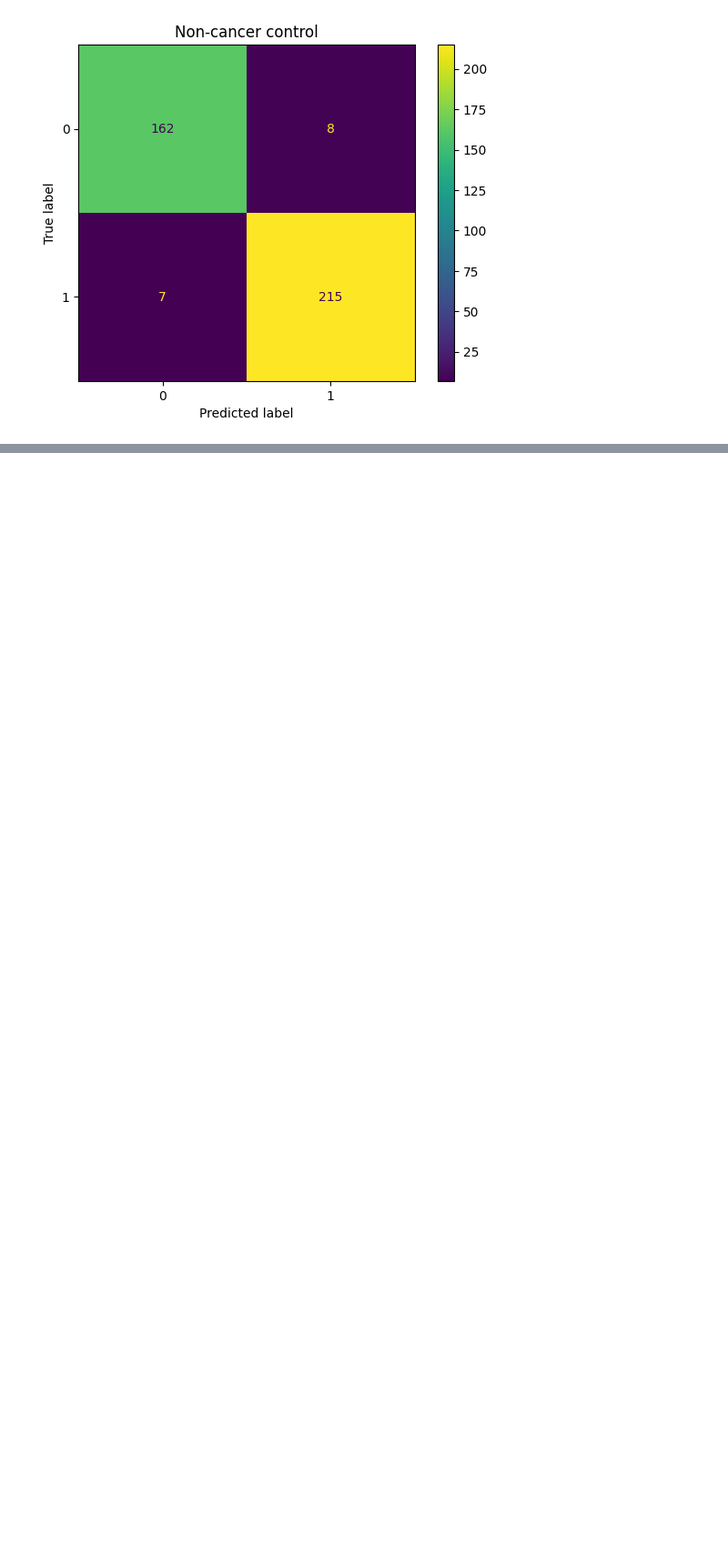
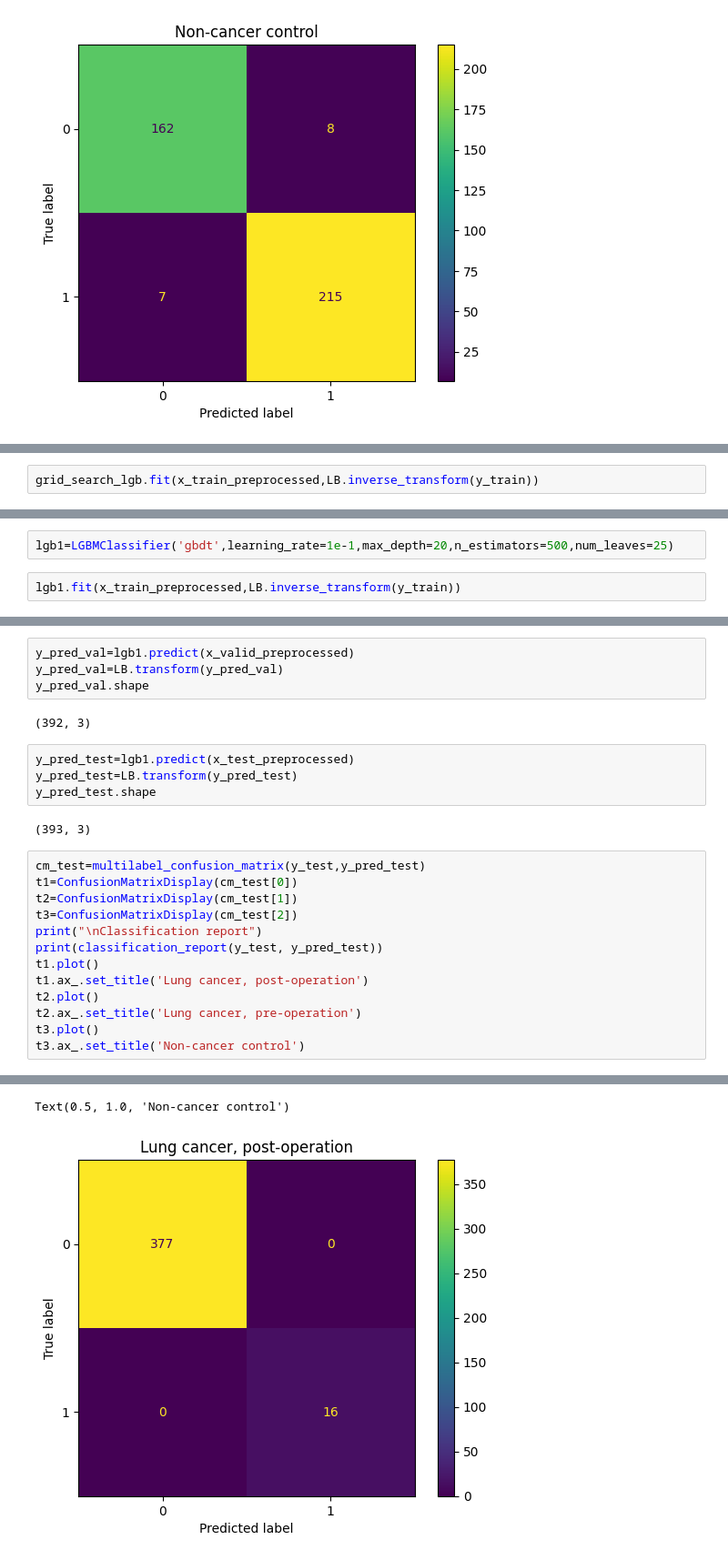
Before and after one commit to HabilAmardias/Lung-Cancer-Classification-Gene-Expression, a Jupyter notebook: main.ipynb, the cells around one changed output, grey strips where cells are left out. Shown: that part at 91% size. Cells and saved outputs as stored; diff of their text form; blank space fills up the shorter version.

```diff
--- a/main.ipynb
+++ b/main.ipynb
@@ -405,0 +420,2 @@ f1_score(y_valid,y_pred_val,average='macro')
+# %%
+grid_search_lgb.fit(x_train_preprocessed,LB.inverse_transform(y_train))
@@ -405,0 +430,4 @@ f1_score(y_valid,y_pred_val,average='macro')
+# %%
+lgb1=LGBMClassifier('gbdt',learning_rate=1e-1,max_depth=20,n_estimators=500,num_leaves=25)
+# %%
+lgb1.fit(x_train_preprocessed,LB.inverse_transform(y_train))
@@ -405,0 +453,26 @@ f1_score(y_valid,y_pred_val,average='macro')
+# %%
+y_pred_val=lgb1.predict(x_valid_preprocessed)
+y_pred_val=LB.transform(y_pred_val)
+y_pred_val.shape
+# %% [output]
+(392, 3)
+# %%
+y_pred_test=lgb1.predict(x_test_preprocessed)
+y_pred_test=LB.transform(y_pred_test)
+y_pred_test.shape
+# %% [output]
+(393, 3)
+# %%
+cm_test=multilabel_confusion_matrix(y_test,y_pred_test)
+t1=ConfusionMatrixDisplay(cm_test[0])
+t2=ConfusionMatrixDisplay(cm_test[1])
+t3=ConfusionMatrixDisplay(cm_test[2])
+print("\nClassification report")
+print(classification_report(y_test, y_pred_test))
+t1.plot()
+t1.ax_.set_title('Lung cancer, post-operation')
+t2.plot()
+t2.ax_.set_title('Lung cancer, pre-operation')
+t3.plot()
+t3.ax_.set_title('Non-cancer control')
+# %% [output]
@@ -405,0 +490,2 @@ f1_score(y_valid,y_pred_val,average='macro')
+Text(0.5, 1.0, 'Non-cancer control')
+[figure, added]
```
Also changed, not shown: parts of 35 cells of this notebook.
